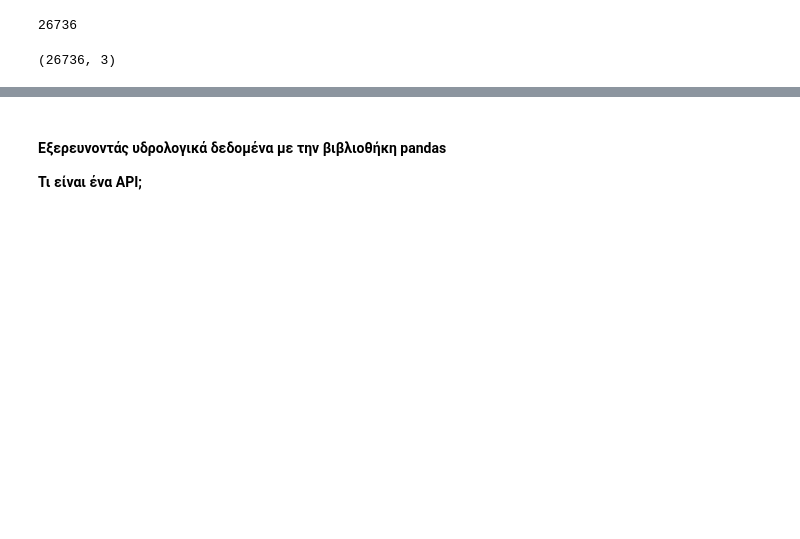
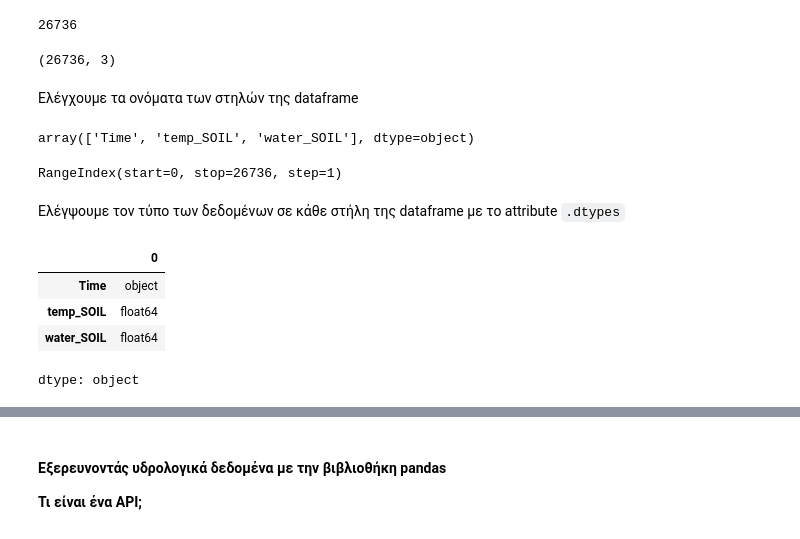
Before and after one commit to efthymios19/MIRC_EcosystemApproach_MountainousRegion, a Jupyter notebook: Notebooks/Εισαγωγή_στην_Python.ipynb, the cells around one changed output, grey strips where cells are left out. Saved outputs shown, nothing was run; the diff lists cells and outputs as text; code cells hidden in the pictures; blank space fills up the shorter version.

````diff
--- a/Notebooks/Εισαγωγή_στην_Python.ipynb
+++ b/Notebooks/Εισαγωγή_στην_Python.ipynb
@@ -491,3 +491,23 @@ len(df)
 df.shape
 # %% [output]
 (26736, 3)
+# %% [markdown]
+Ελέγχουμε τα ονόματα των στηλών της dataframe
+# %%
+df.columns.values
+# %% [output]
+array(['Time', 'temp_SOIL', 'water_SOIL'], dtype=object)
+# %%
+df.index #πληροφορίες για τον δείκτη της dataframe
+# %% [output]
+RangeIndex(start=0, stop=26736, step=1)
+# %% [markdown]
+Ελέγψουμε τον τύπο των δεδομένων σε κάθε στήλη της dataframe με το attribute ```.dtypes```
+# %%
+df.dtypes
+# %% [output]
+|  | 0 |
+| Time | object |
+| temp_SOIL | float64 |
+| water_SOIL | float64 |
+dtype: object
````
Also changed, not shown: parts of 11 cells of this notebook.
